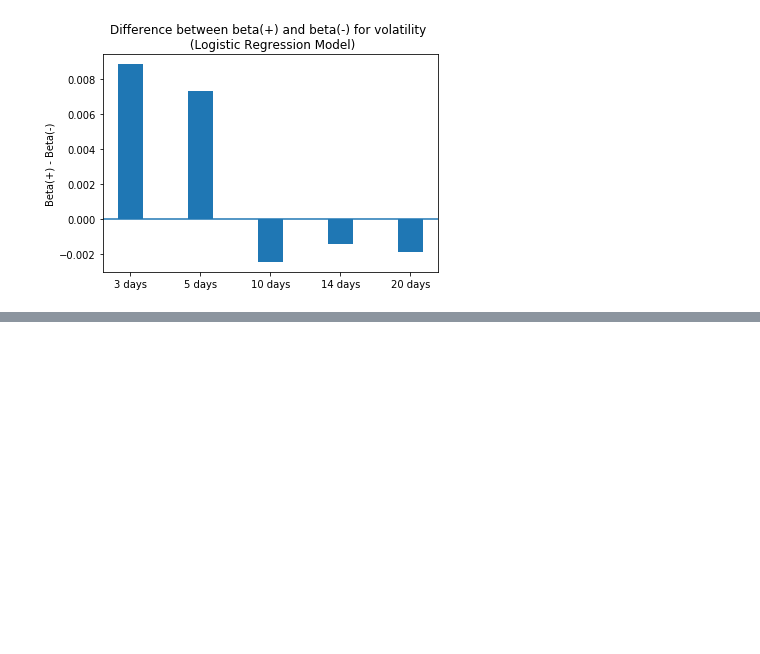
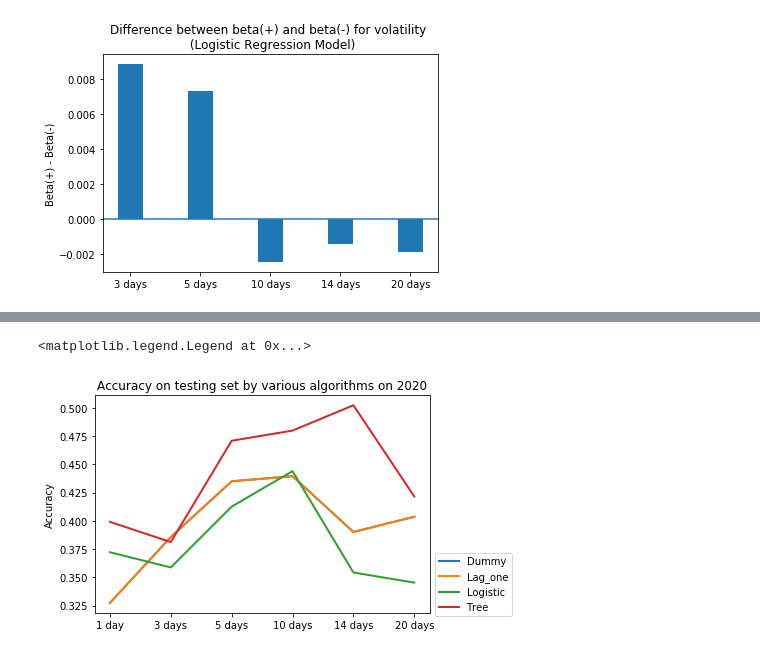
Before and after one commit to GoodDee/Seminar_Project_EE439, a Jupyter notebook: Model_V0_Part3_Revised.ipynb, the cells around one changed output, grey strips where cells are left out. Saved outputs shown, nothing was run; the diff lists cells and outputs as text; code cells hidden in the pictures; blank space fills up the shorter version.

```diff
--- a/Model_V0_Part3_Revised.ipynb
+++ b/Model_V0_Part3_Revised.ipynb
@@ -138,0 +139,21 @@ plt.legend((l1[0], l2[0], l3[0], l4[0]), ('Dummy', 'Lag_one', 'Logistic', 'Tree'
+# %%
+# This is for 2020
+IDX = np.arange(6)
+Dummy = [0.3273542600896861, 0.38565022421524664, 0.4349775784753363, 0.43946188340807174, 0.3901345291479821, 0.40358744394618834]
+Lag_one = [0.3273542600896861, 0.38565022421524664, 0.4349775784753363, 0.43946188340807174,  0.3901345291479821, 0.40358744394618834]
+LR = [0.3721973094170404, 0.35874439461883406, 0.4125560538116592, 0.4439461883408072, 0.3542600896860987, 0.3452914798206278]
+DT = [0.3991031390134529, 0.3811659192825112, 0.47085201793721976, 0.4798206278026906, 0.5022421524663677, 0.42152466367713004]
+fig, ax = plt.subplots()
+l1 = ax.plot(IDX, Dummy, linewidth = 2)
+l2 = ax.plot(IDX, Lag_one, linewidth = 2)
+l3 = ax.plot(IDX, LR, linewidth = 2)
+l4 = ax.plot(IDX, DT, linewidth = 2)
+
+plt.ylabel('Accuracy')
+plt.title('Accuracy on testing set by various algorithms on 2020')
+plt.xticks(IDX, ('1 day', '3 days', '5 days', '10 days', '14 days', '20 days'))
+
+plt.legend((l1[0], l2[0], l3[0], l4[0]), ('Dummy', 'Lag_one', 'Logistic', 'Tree'), bbox_to_anchor=(1, 0.3))
+# %% [output]
+<matplotlib.legend.Legend at 0x...>
+[figure, added]
```
Also changed, not shown: parts of 1 cell of this notebook, 1 other file.
